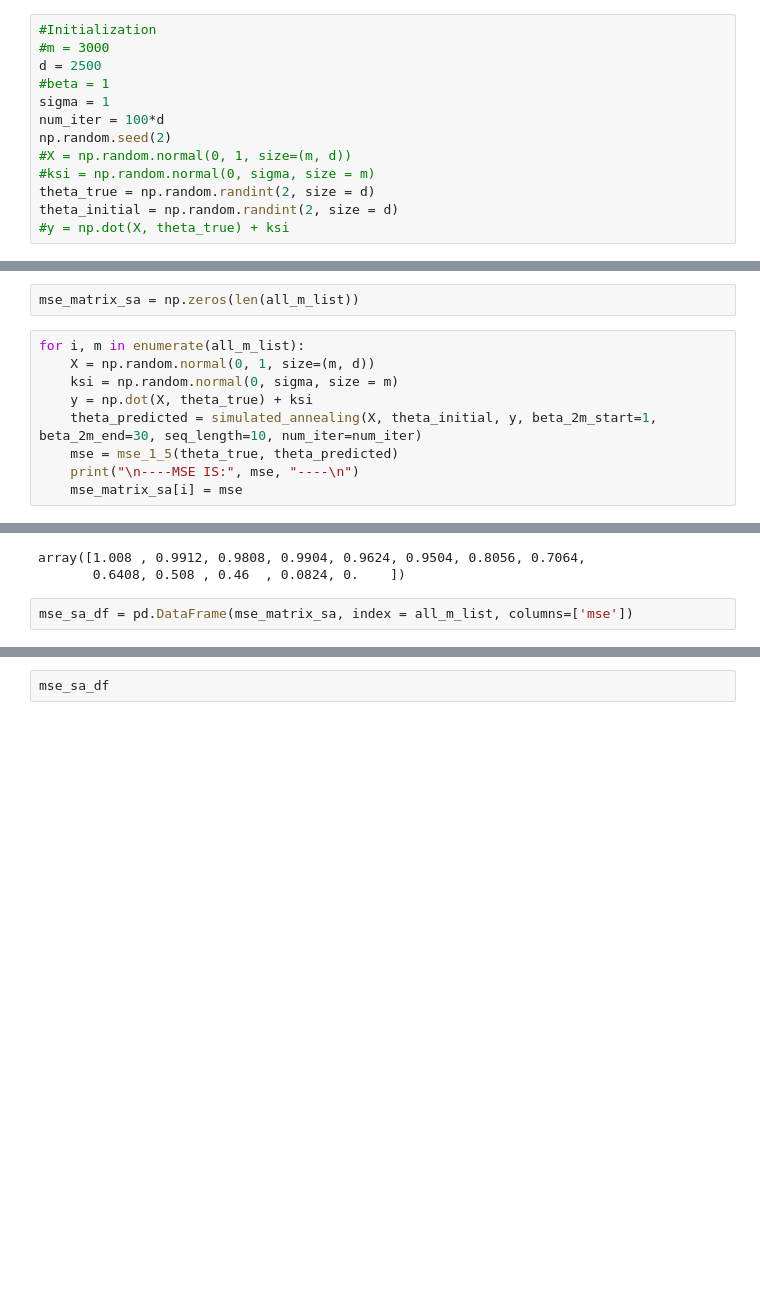
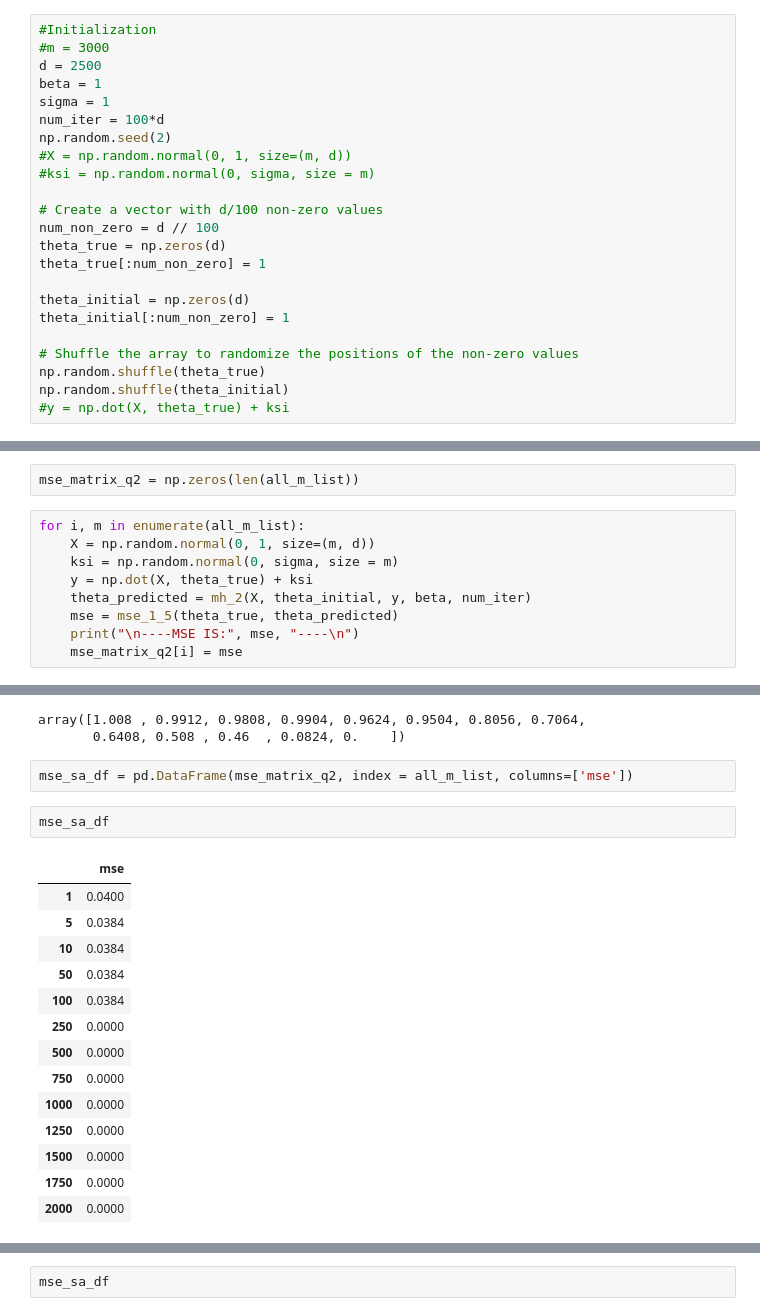
Before and after one commit to Luturtun/markov.project, a Jupyter notebook: 1_5_t.ipynb, the cells around one changed output, grey strips where cells are left out. Drawn from its saved outputs; the diff is of its cells as text; blank space fills up the shorter version.

```diff
--- a/1_5_t.ipynb
+++ b/1_5_t.ipynb
@@ -14,27 +14,37 @@ TASK 1.5
 #Initialization
 #m = 3000
 d = 2500
-#beta = 1
+beta = 1
 sigma = 1
 num_iter = 100*d
 np.random.seed(2)
 #X = np.random.normal(0, 1, size=(m, d))
 #ksi = np.random.normal(0, sigma, size = m)
-theta_true = np.random.randint(2, size = d)
-theta_initial = np.random.randint(2, size = d)
+
+# Create a vector with d/100 non-zero values
+num_non_zero = d // 100
+theta_true = np.zeros(d)
+theta_true[:num_non_zero] = 1
+
+theta_initial = np.zeros(d)
+theta_initial[:num_non_zero] = 1
+
+# Shuffle the array to randomize the positions of the non-zero values
+np.random.shuffle(theta_true)
+np.random.shuffle(theta_initial)
 #y = np.dot(X, theta_true) + ksi
 # %%
 mse_matrix_all = pd.read_pickle("mse_matrix_all_2.pkl")
 all_m_list = mse_matrix_all.index.tolist()[:-9]
 # %%
-mse_matrix_sa = np.zeros(len(all_m_list))
+mse_matrix_q2 = np.zeros(len(all_m_list))
 # %%
 for i, m in enumerate(all_m_list):
     X = np.random.normal(0, 1, size=(m, d))
     ksi = np.random.normal(0, sigma, size = m)
     y = np.dot(X, theta_true) + ksi
-    theta_predicted = simulated_annealing(X, theta_initial, y, beta_2m_start=1, beta_2m_end=30, seq_length=10, num_iter=num_iter)
+    theta_predicted = mh_2(X, theta_initial, y, beta, num_iter)
     mse = mse_1_5(theta_true, theta_predicted)
     print("\n----MSE IS:", mse, "----\n")
-    mse_matrix_sa[i] = mse
+    mse_matrix_q2[i] = mse
 # %% [output]
@@ -61,5 +71,22 @@ mse_matrix_sa
 array([1.008 , 0.9912, 0.9808, 0.9904, 0.9624, 0.9504, 0.8056, 0.7064,
        0.6408, 0.508 , 0.46  , 0.0824, 0.    ])
 # %%
-mse_sa_df = pd.DataFrame(mse_matrix_sa, index = all_m_list, columns=['mse'])
+mse_sa_df = pd.DataFrame(mse_matrix_q2, index = all_m_list, columns=['mse'])
+# %%
+mse_sa_df
+# %% [output]
+|  | mse |
+| 1 | 0.0400 |
+| 5 | 0.0384 |
+| 10 | 0.0384 |
+| 50 | 0.0384 |
+| 100 | 0.0384 |
+| 250 | 0.0000 |
+| 500 | 0.0000 |
+| 750 | 0.0000 |
+| 1000 | 0.0000 |
+| 1250 | 0.0000 |
+| 1500 | 0.0000 |
+| 1750 | 0.0000 |
+| 2000 | 0.0000 |
 # %%
```
Also changed, not shown: parts of 3 cells of this notebook, 1 other file.
